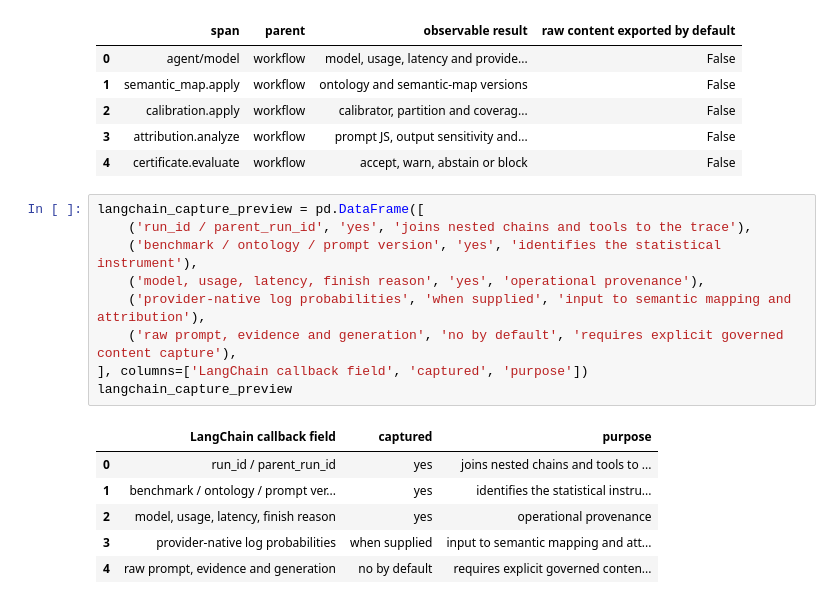
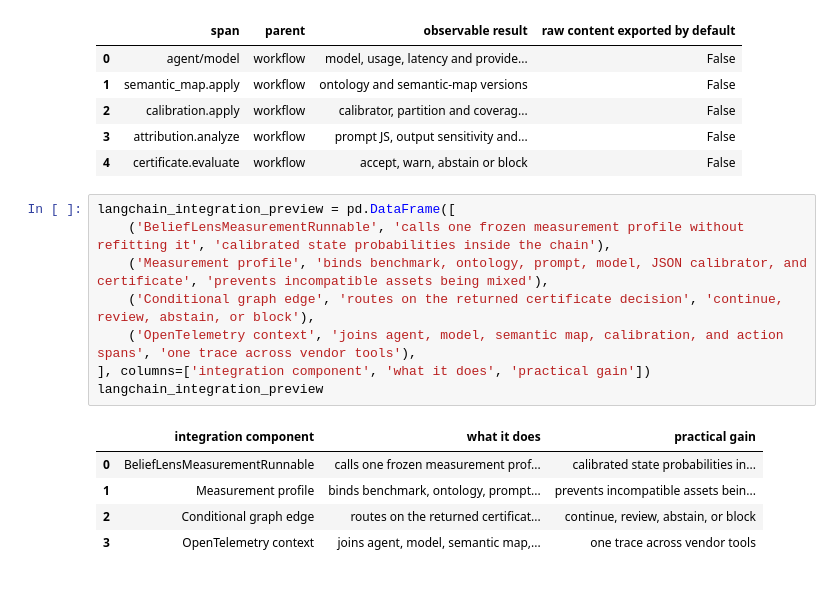
Before and after one commit to mfrdixon/BeliefLens-RSS-Reproducibility, a Jupyter notebook: examples/notebooks/finance/SPY_SGOV_public_reproduction.ipynb, the cells around one changed output. Drawn from its saved outputs; the diff is of its cells as text.

Commit message:
Make finance notebooks guided and LangChain-ready

```diff
--- a/examples/notebooks/finance/SPY_SGOV_public_reproduction.ipynb
+++ b/examples/notebooks/finance/SPY_SGOV_public_reproduction.ipynb
@@ -456,18 +510,16 @@ trace_preview
 | 3 | attribution.analyze | workflow | prompt JS, output sensitivity and... | False |
 | 4 | certificate.evaluate | workflow | accept, warn, abstain or block | False |
 # %%
-langchain_capture_preview = pd.DataFrame([
-    ('run_id / parent_run_id', 'yes', 'joins nested chains and tools to the trace'),
-    ('benchmark / ontology / prompt version', 'yes', 'identifies the statistical instrument'),
-    ('model, usage, latency, finish reason', 'yes', 'operational provenance'),
-    ('provider-native log probabilities', 'when supplied', 'input to semantic mapping and attribution'),
-    ('raw prompt, evidence and generation', 'no by default', 'requires explicit governed content capture'),
-], columns=['LangChain callback field', 'captured', 'purpose'])
-langchain_capture_preview
+langchain_integration_preview = pd.DataFrame([
+    ('BeliefLensMeasurementRunnable', 'calls one frozen measurement profile without refitting it', 'calibrated state probabilities inside the chain'),
+    ('Measurement profile', 'binds benchmark, ontology, prompt, model, JSON calibrator, and certificate', 'prevents incompatible assets being mixed'),
+    ('Conditional graph edge', 'routes on the returned certificate decision', 'continue, review, abstain, or block'),
+    ('OpenTelemetry context', 'joins agent, model, semantic map, calibration, and action spans', 'one trace across vendor tools'),
+], columns=['integration component', 'what it does', 'practical gain'])
+langchain_integration_preview
 # %% [output]
-|  | LangChain callback field | captured | purpose |
-| 0 | run_id / parent_run_id | yes | joins nested chains and tools to ... |
-| 1 | benchmark / ontology / prompt ver... | yes | identifies the statistical instru... |
-| 2 | model, usage, latency, finish reason | yes | operational provenance |
-| 3 | provider-native log probabilities | when supplied | input to semantic mapping and att... |
-| 4 | raw prompt, evidence and generation | no by default | requires explicit governed conten... |
+|  | integration component | what it does | practical gain |
+| 0 | BeliefLensMeasurementRunnable | calls one frozen measurement prof... | calibrated state probabilities in... |
+| 1 | Measurement profile | binds benchmark, ontology, prompt... | prevents incompatible assets bein... |
+| 2 | Conditional graph edge | routes on the returned certificat... | continue, review, abstain, or block |
+| 3 | OpenTelemetry context | joins agent, model, semantic map,... | one trace across vendor tools |
```
Also changed, not shown: parts of 9 cells of this notebook, 3 other files.
